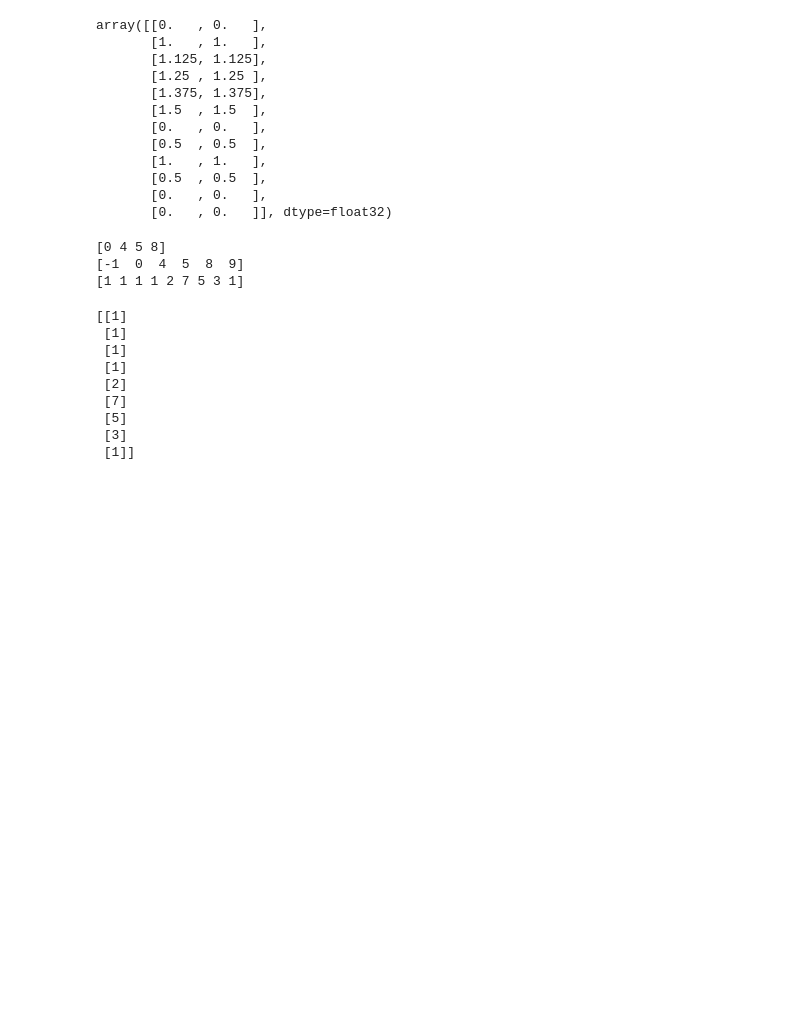
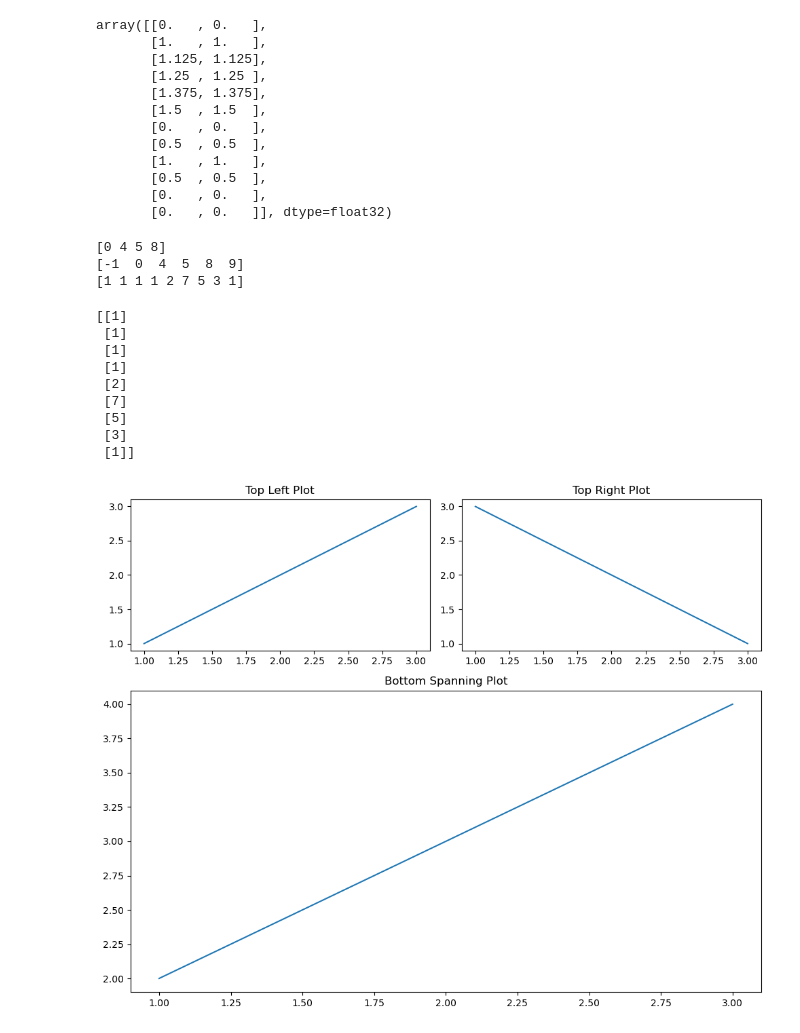
Before and after one commit to Lachrynier/s214743_bsc, a Jupyter notebook: notebooks/asd123.ipynb, the cells around one changed output. Cells and saved outputs as stored; diff of their text form; code cells hidden in the pictures; blank space fills up the shorter version.

```diff
--- a/notebooks/asd123.ipynb
+++ b/notebooks/asd123.ipynb
@@ -279,3 +279,36 @@ print(interpolated_A)
  [5]
  [3]
  [1]]
+# %%
+import matplotlib.pyplot as plt
+from matplotlib import gridspec
+
+# Create figure
+fig = plt.figure(figsize=(10, 8))
+
+# Create a GridSpec with 2 rows and 2 columns,
+# and set the width ratio for the columns and the height ratios for the rows
+gs = gridspec.GridSpec(2, 2, height_ratios=[1, 2], width_ratios=[1, 1])
+
+# First subplot in the first row spanning the first column
+ax1 = fig.add_subplot(gs[0, 0])
+ax1.set_title('Top Left Plot')
+
+# Second subplot in the first row spanning the second column
+ax2 = fig.add_subplot(gs[0, 1])
+ax2.set_title('Top Right Plot')
+
+# Third subplot in the second row spanning both columns
+ax3 = fig.add_subplot(gs[1, :])
+ax3.set_title('Bottom Spanning Plot')
+
+# Plot something in each axis
+ax1.plot([1, 2, 3], [1, 2, 3])
+ax2.plot([1, 2, 3], [3, 2, 1])
+ax3.plot([1, 2, 3], [2, 3, 4])
+
+# Adjust the layout
+plt.tight_layout()
+plt.show()
+# %% [output]
+[figure, added]
```
Also changed, not shown: parts of 2 cells of this notebook, 30 other files.
